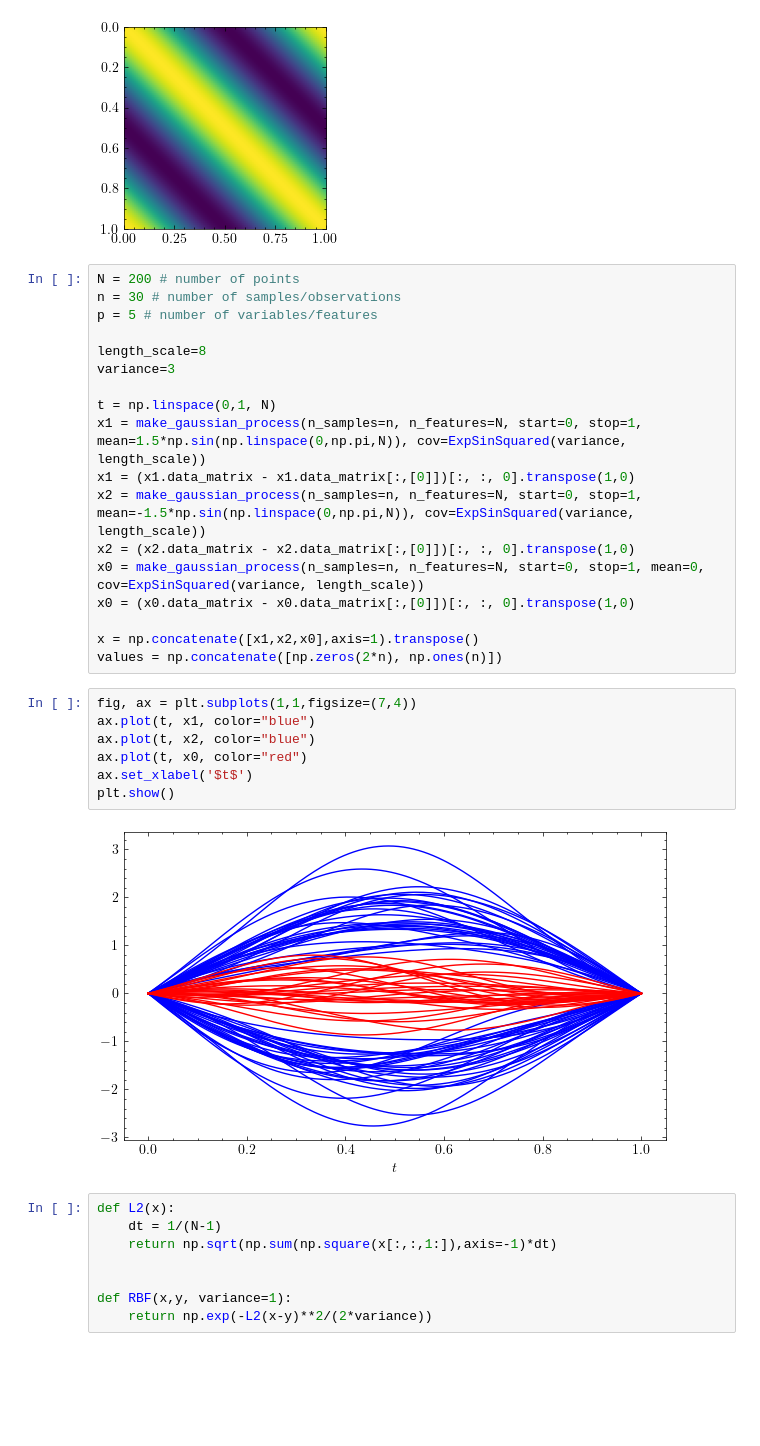
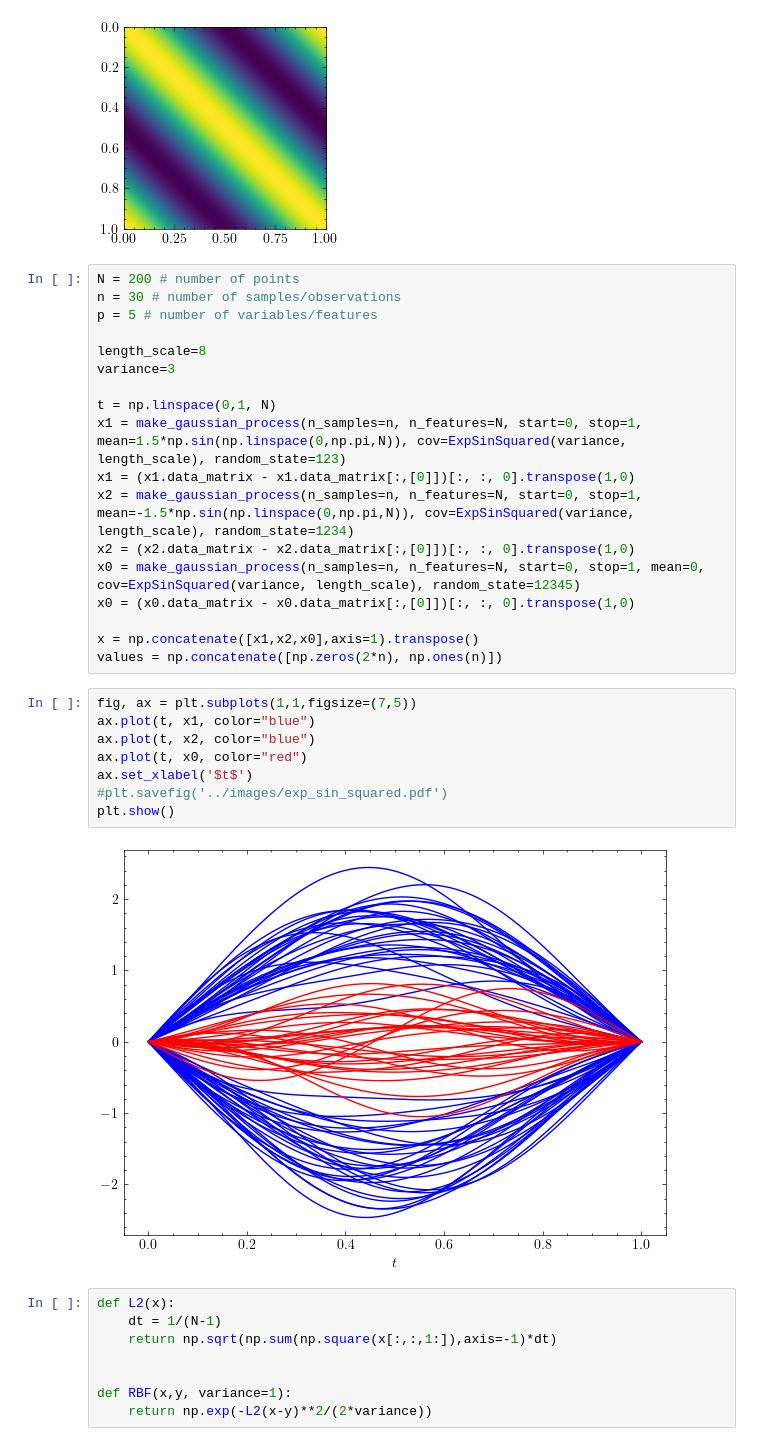
Before and after one commit to dani2442/Functional-Data-Analysis, a Jupyter notebook: notebooks/kfpca.ipynb, the cells around one changed output. Saved outputs shown, nothing was run; the diff lists cells and outputs as text; blank space fills up the shorter version.

```diff
--- a/notebooks/kfpca.ipynb
+++ b/notebooks/kfpca.ipynb
@@ -42,24 +44,25 @@ length_scale=8
 variance=3
 
 t = np.linspace(0,1, N)
-x1 = make_gaussian_process(n_samples=n, n_features=N, start=0, stop=1, mean=1.5*np.sin(np.linspace(0,np.pi,N)), cov=ExpSinSquared(variance, length_scale))
+x1 = make_gaussian_process(n_samples=n, n_features=N, start=0, stop=1, mean=1.5*np.sin(np.linspace(0,np.pi,N)), cov=ExpSinSquared(variance, length_scale), random_state=123)
 x1 = (x1.data_matrix - x1.data_matrix[:,[0]])[:, :, 0].transpose(1,0)
-x2 = make_gaussian_process(n_samples=n, n_features=N, start=0, stop=1, mean=-1.5*np.sin(np.linspace(0,np.pi,N)), cov=ExpSinSquared(variance, length_scale))
+x2 = make_gaussian_process(n_samples=n, n_features=N, start=0, stop=1, mean=-1.5*np.sin(np.linspace(0,np.pi,N)), cov=ExpSinSquared(variance, length_scale), random_state=1234)
 x2 = (x2.data_matrix - x2.data_matrix[:,[0]])[:, :, 0].transpose(1,0)
-x0 = make_gaussian_process(n_samples=n, n_features=N, start=0, stop=1, mean=0, cov=ExpSinSquared(variance, length_scale))
+x0 = make_gaussian_process(n_samples=n, n_features=N, start=0, stop=1, mean=0, cov=ExpSinSquared(variance, length_scale), random_state=12345)
 x0 = (x0.data_matrix - x0.data_matrix[:,[0]])[:, :, 0].transpose(1,0)
 
 x = np.concatenate([x1,x2,x0],axis=1).transpose()
 values = np.concatenate([np.zeros(2*n), np.ones(n)])
 # %%
-fig, ax = plt.subplots(1,1,figsize=(7,4))
+fig, ax = plt.subplots(1,1,figsize=(7,5))
 ax.plot(t, x1, color="blue")
 ax.plot(t, x2, color="blue")
 ax.plot(t, x0, color="red")
 ax.set_xlabel('$t$')
+#plt.savefig('../images/exp_sin_squared.pdf')
 plt.show()
 # %% [output]
-[figure, old version]
+[figure, new version]
 # %%
 def L2(x):
     dt = 1/(N-1)
```
Also changed, not shown: parts of 5 cells of this notebook, 3 other files.
